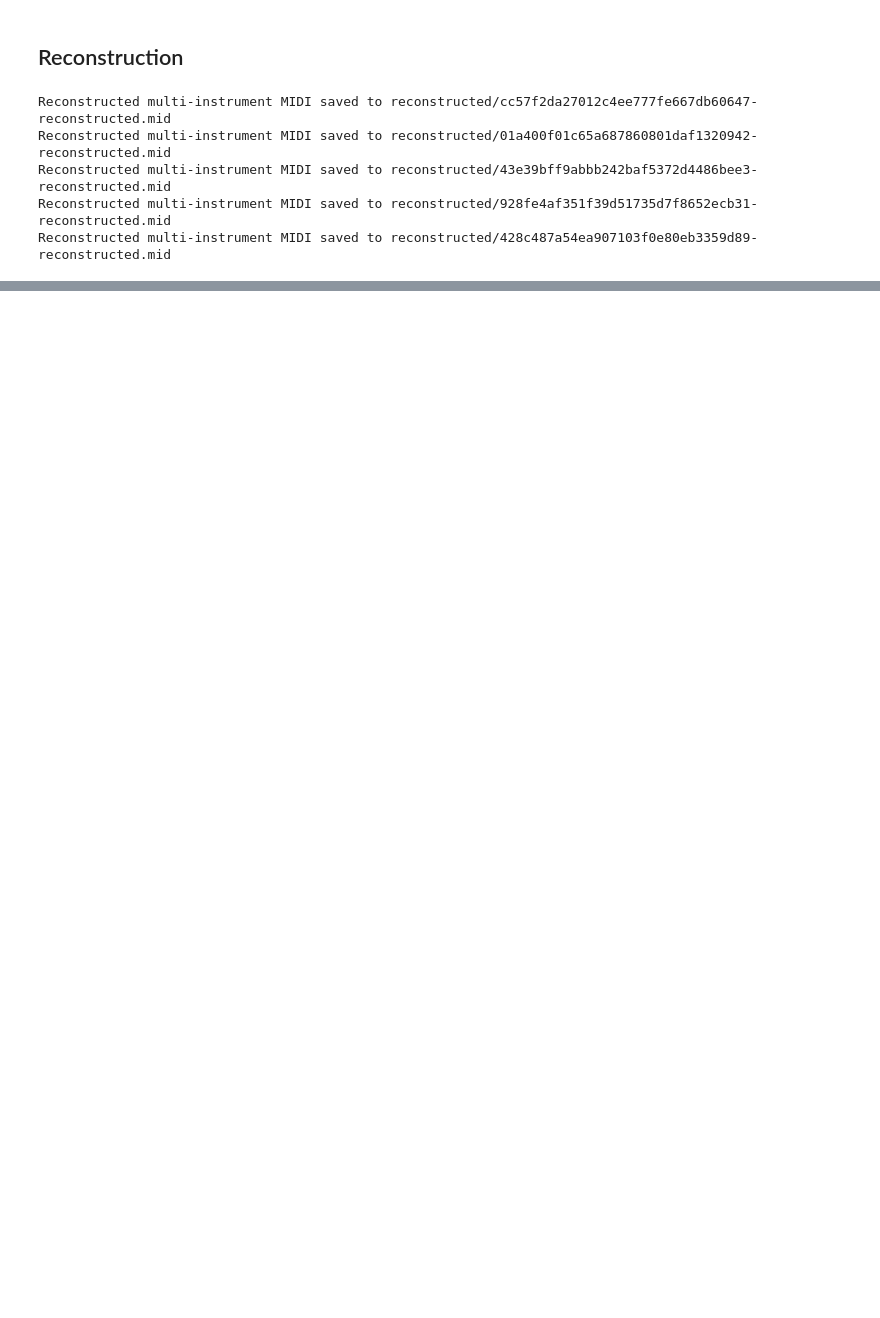
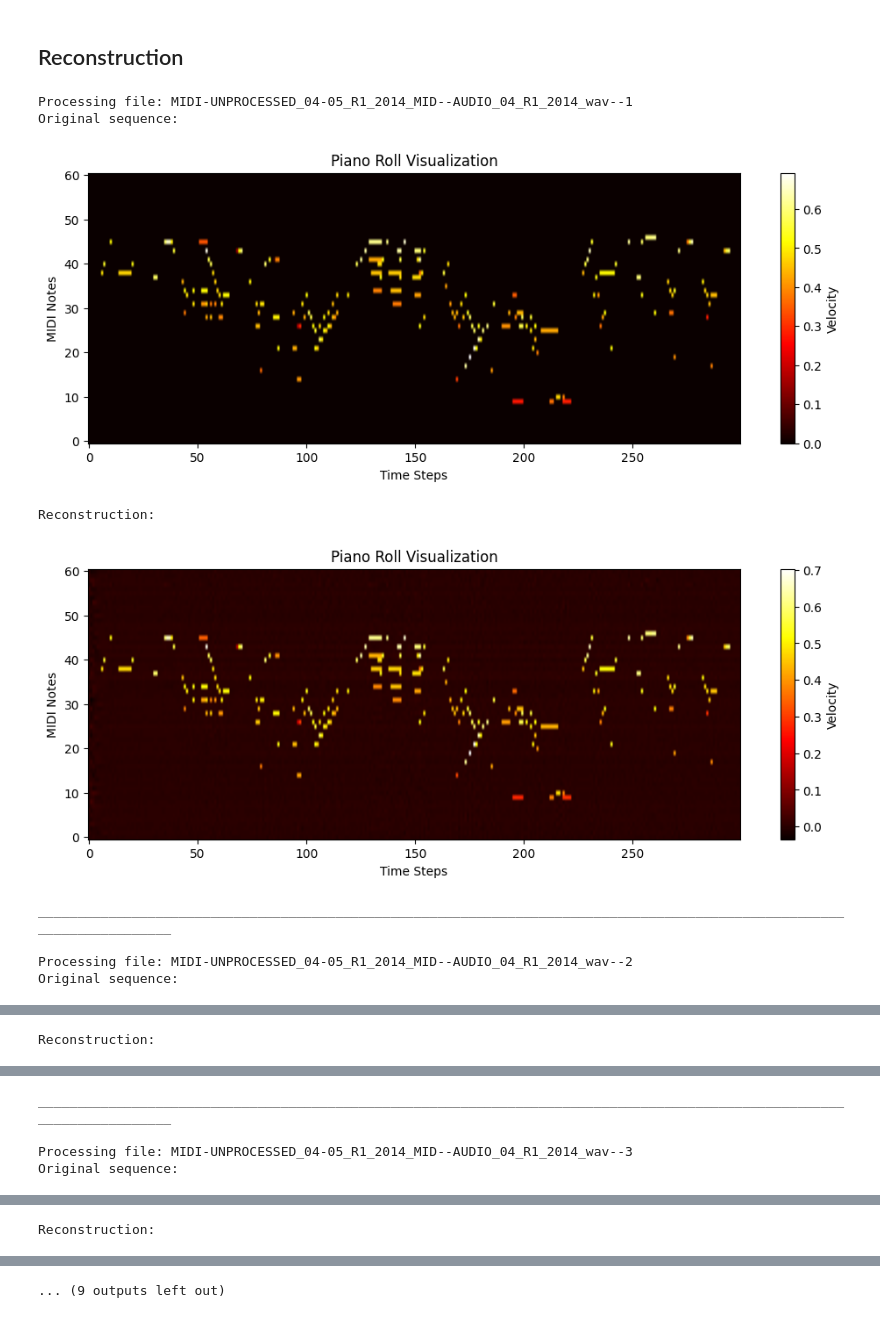
Before and after one commit to ziemmi13/Lofi-VAE-generator, a Jupyter notebook: model/Reconstruct.ipynb, the cells around one changed output, grey strips where cells are left out. Cells and saved outputs as stored; diff of their text form; code cells hidden in the pictures; blank space fills up the shorter version.

```diff
--- a/model/Reconstruct.ipynb
+++ b/model/Reconstruct.ipynb
@@ -13,8 +13,8 @@ print(torch.version.cuda)
 11.8
 # %%
 device = torch.device("cuda" if torch.cuda.is_available() else "cpu")
-model = LofiModel(device)
-model.load_state_dict(torch.load("./saved_models/lofi-model_backup.pth"))
+model = LofiModel()
+model.load_state_dict(torch.load("./saved_models/progress/lofi-model_epoch111.pth"))
 model.to(device)
 model.eval()
 # %% [output]
@@ -34,15 +34,24 @@ LofiModel(
 # %% [markdown]
 ## Reconstruction
 # %%
-dataset_dir = r"C:\Users\Hyperbook\Desktop\STUDIA\SEM III\PROJEKT ZESPOLOWY\dataset\transformed_dataset"
+dataset_dir = r"C:\Users\Hyperbook\Desktop\STUDIA\SEM III\PROJEKT ZESPOLOWY\dataset\maestro-piano-dataset"
 dataset = MidiDataset(dataset_dir, verbose=True)
 # %%
 for i in range(5):
-    original_sequence_tensor, original_length_val, bpm, filename = dataset[i]
-    reconstructions = model.reconstruct(original_sequence_tensor, bpm, save_path=f"reconstructed/{filename}-reconstructed.mid")
+    original_sequence_tensor, original_length_val, filename = dataset[i]
+    print(f"Processing file: {filename}")
+    print(f"Original sequence:")
+    dataset.visualize_midi(original_sequence_tensor)
+    print(f"Reconstruction:")
+    reconstructions = model.reconstruct(original_sequence_tensor, original_length_val)
+    print(60*"__"+"\n")
 # %% [output]
-Reconstructed multi-instrument MIDI saved to reconstructed/cc57f2da27012c4ee777fe667db60647-reconstructed.mid
-Reconstructed multi-instrument MIDI saved to reconstructed/01a400f01c65a687860801daf1320942-reconstructed.mid
-Reconstructed multi-instrument MIDI saved to reconstructed/43e39bff9abbb242baf5372d4486bee3-reconstructed.mid
-Reconstructed multi-instrument MIDI saved to reconstructed/928fe4af351f39d51735d7f8652ecb31-reconstructed.mid
-Reconstructed multi-instrument MIDI saved to reconstructed/428c487a54ea907103f0e80eb3359d89-reconstructed.mid
+Processing file: MIDI-UNPROCESSED_04-05_R1_2014_MID--AUDIO_04_R1_2014_wav--1
+Original sequence:
+[figure, added]
+Reconstruction:
+[figure, added]
+________________________________________________________________________________________________________________________
+
+Processing file: MIDI-UNPROCESSED_04-05_R1_2014_MID--AUDIO_04_R1_2014_wav--2
+Original sequence:
@@ -48,0 +59 @@ Reconstructed multi-instrument MIDI saved to reconstructed/428c487a54ea907103f0e
+Reconstruction:
@@ -48,0 +61,4 @@ Reconstructed multi-instrument MIDI saved to reconstructed/428c487a54ea907103f0e
+________________________________________________________________________________________________________________________
+
+Processing file: MIDI-UNPROCESSED_04-05_R1_2014_MID--AUDIO_04_R1_2014_wav--3
+Original sequence:
@@ -48,0 +66 @@ Reconstructed multi-instrument MIDI saved to reconstructed/428c487a54ea907103f0e
+Reconstruction:
@@ -48,0 +68 @@ Reconstructed multi-instrument MIDI saved to reconstructed/428c487a54ea907103f0e
+... (9 outputs left out)
```
Also changed, not shown: parts of 2 cells of this notebook, 2 other files.
